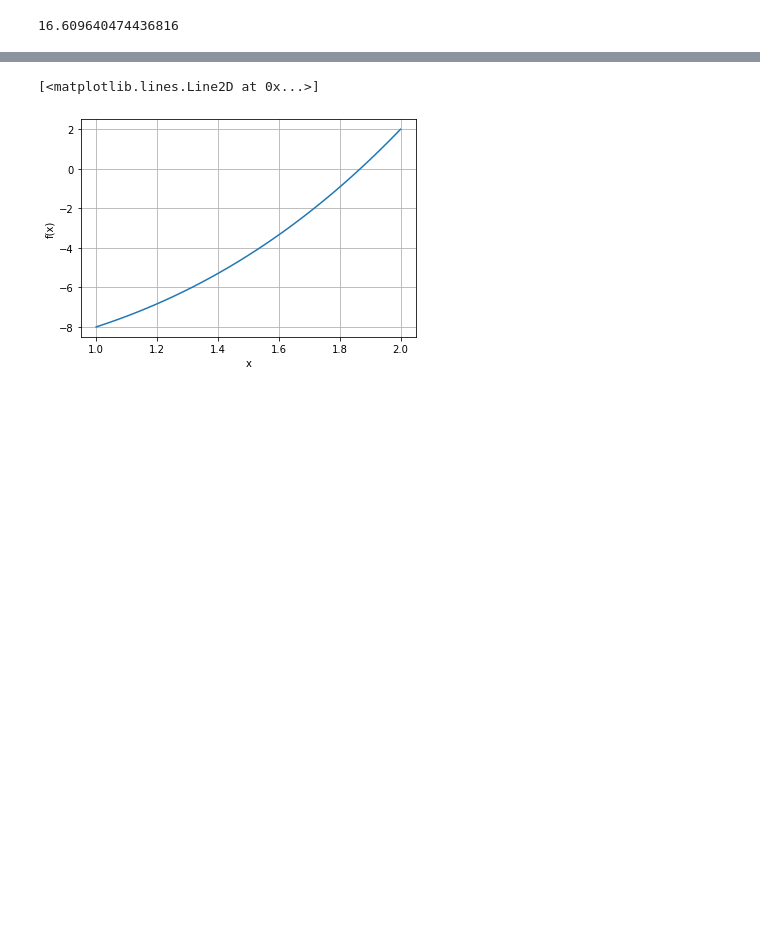
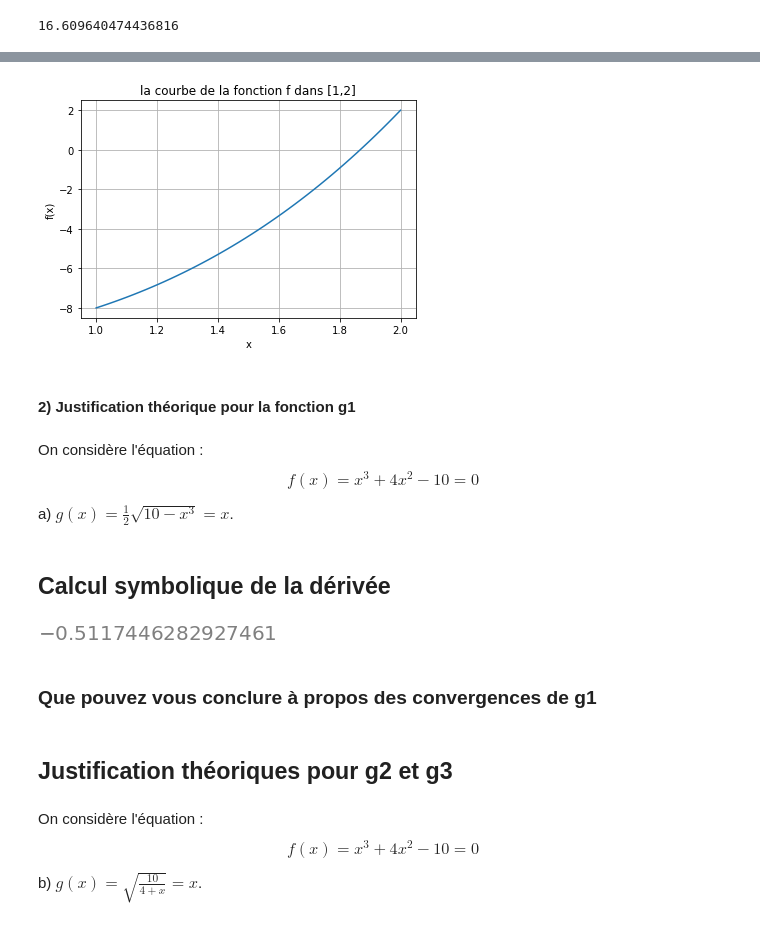
Before and after one commit to malek-ghozzi/TP_ANAL_NUM, a Jupyter notebook: TP1.ipynb, the cells around one changed output, grey strips where cells are left out. Saved outputs shown, nothing was run; the diff lists cells and outputs as text; code cells hidden in the pictures; blank space fills up the shorter version.

```diff
--- a/TP1.ipynb
+++ b/TP1.ipynb
@@ -141,0 +190,11 @@ plt.grid(True)
+# %%
+
+f=lambda x:x**3+x**2-3*x-3
+x=np.linspace(-2,2)
+
+plt.plot (x,f(x),'r')
+plt.title("les solutions l'intervalle dans [-2,2]")
+plt.xlabel("x")
+plt.ylabel("f(x)")
+plt.grid()
+plt.show()
@@ -142,11 +250,22 @@ plt.grid(True)
 # %%
-# EXERCICE 3:
+
 f=lambda x:x**3+x**2-10
 T=linspace(1,2)
 plt.xlabel("x")
 plt.ylabel ("f(x)")
+plt.title("la courbe de la fonction f dans [1,2]")
+
 plt.grid(True)
 plt.plot(T,f(T))
+
+plt.show()
 # %% [output]
-[<matplotlib.lines.Line2D at 0x...>]
-[figure, old version]
+[figure, new version]
+# %% [markdown]
+#### 2) Justification théorique pour la fonction g1
+# %% [markdown]
+On considère l'équation : $$ f(x)=x^3+4x^2-10=0$$
+
+a) $g(x)=\frac{1}{2}\sqrt{10-x^3}=x$.
+# %% [markdown]
+## Calcul symbolique de la dérivée
@@ -152,0 +278,7 @@ plt.plot(T,f(T))
+# %%
+dg1=lambdify(x,diff(g1(x),x,1))
+dg1(1.365)
+# %% [output]
+[figure, added]
+# %% [markdown]
+### Que pouvez vous conclure à propos des convergences de g1
@@ -152,0 +287,6 @@ plt.plot(T,f(T))
+# %% [markdown]
+## Justification théoriques pour g2 et g3
+# %% [markdown]
+On considère l'équation : $$ f(x)=x^3+4x^2-10=0$$
+
+b) $g(x)=\sqrt{\displaystyle\frac{10}{4+x}}=x$.
```
Also changed, not shown: parts of 42 cells of this notebook.
